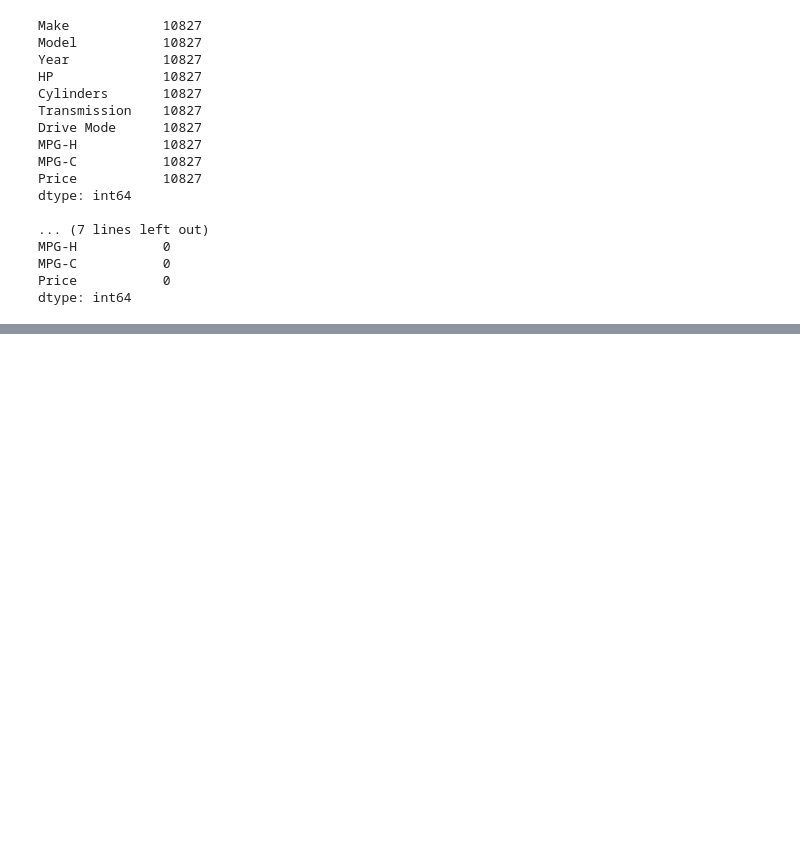
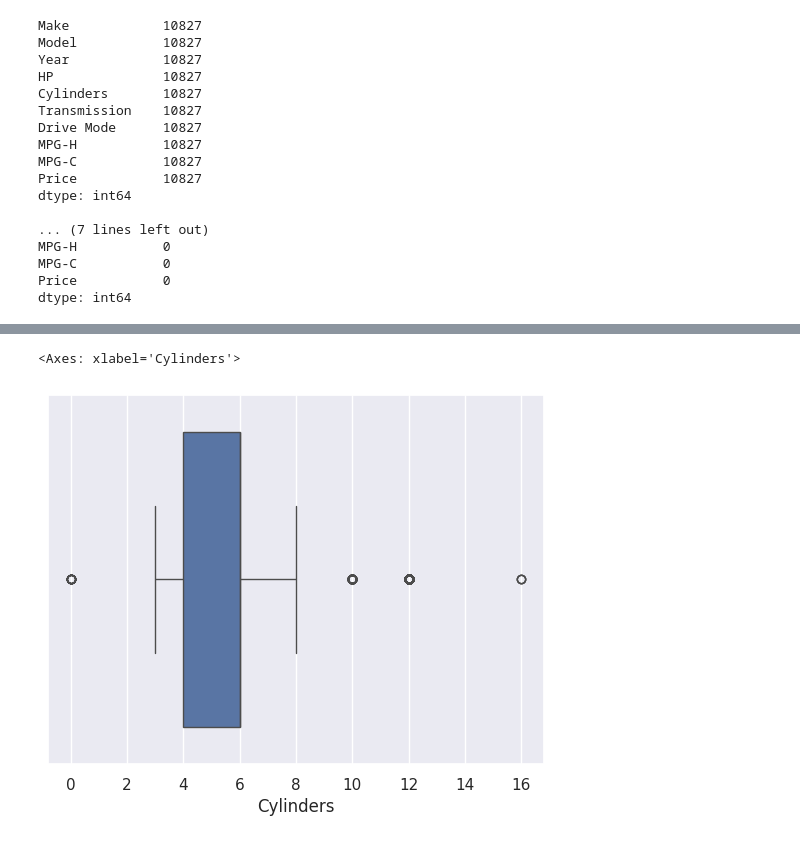
Before and after one commit to troykerim/car-eda-notebook, a Jupyter notebook: workspace.ipynb, the cells around one changed output, grey strips where cells are left out. Cells and saved outputs as stored; diff of their text form; code cells hidden in the pictures; blank space fills up the shorter version.

```diff
--- a/workspace.ipynb
+++ b/workspace.ipynb
@@ -176,0 +188,5 @@ dtype: int64
+# %%
+sns.boxplot(x=df['Cylinders'])
+# %% [output]
+<Axes: xlabel='Cylinders'>
+[figure, added]
```
Also changed, not shown: parts of 7 cells of this notebook.
